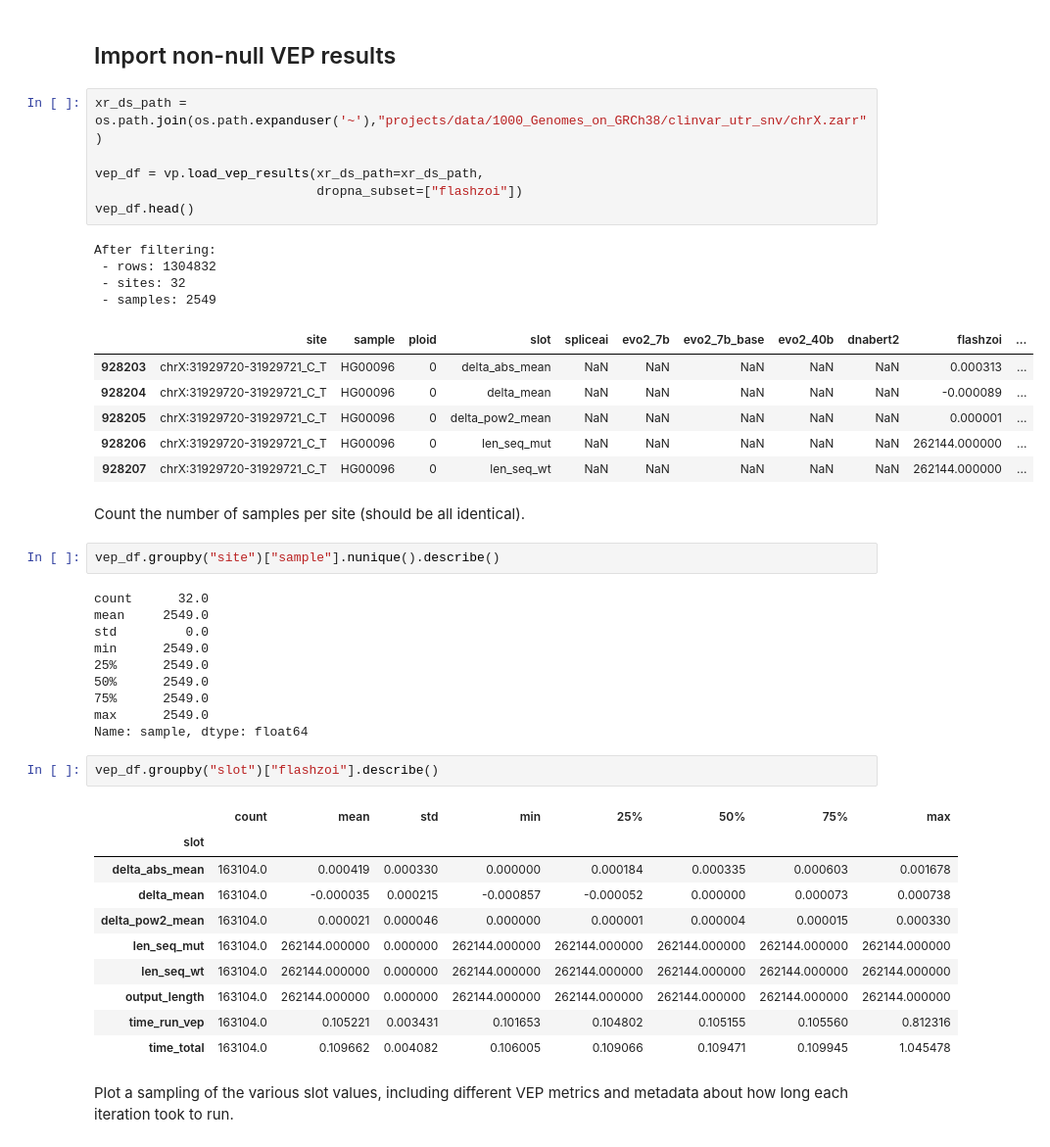
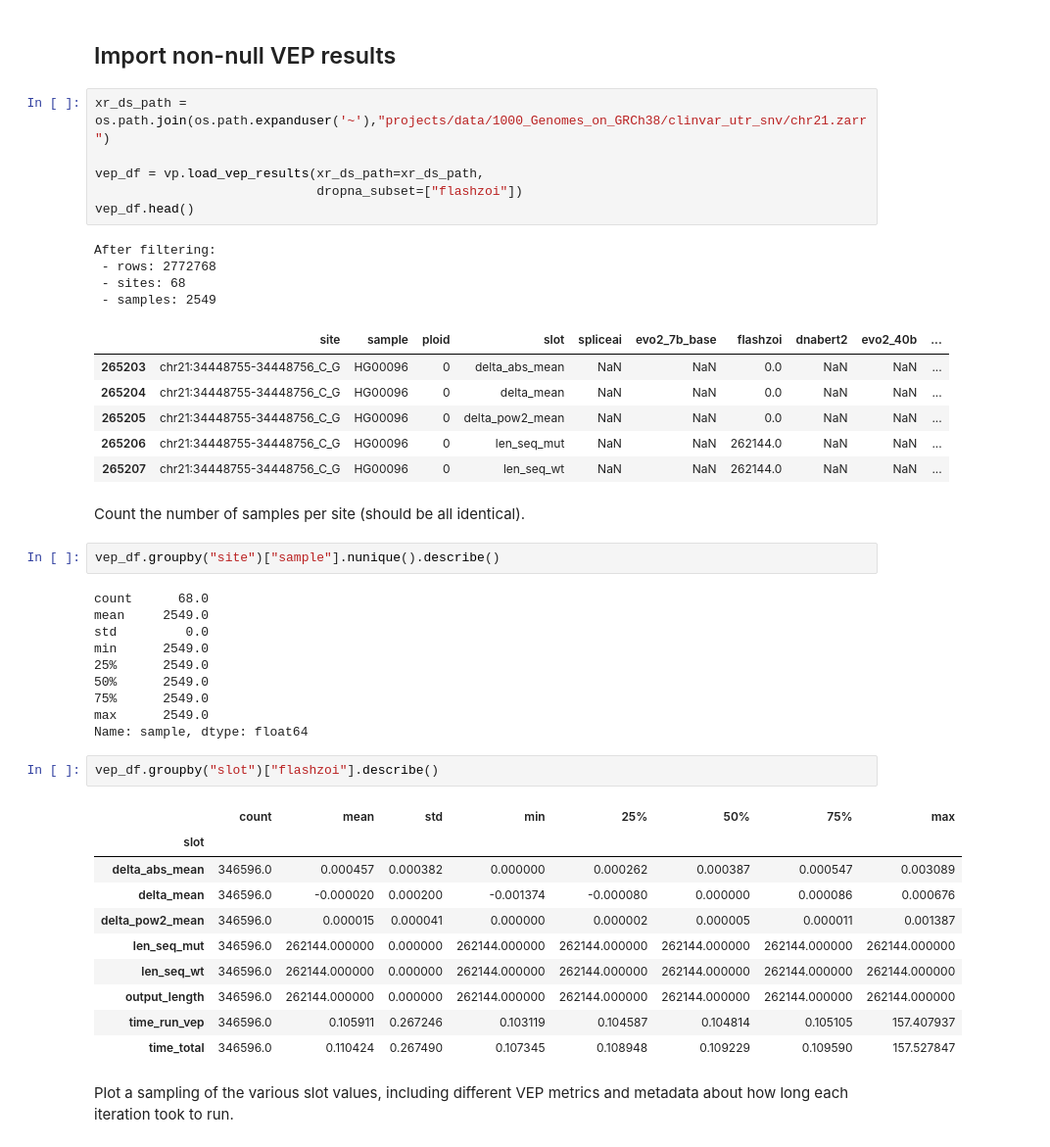
Before and after one commit to bschilder/VEP_DNA, a Jupyter notebook: notebooks/vep_analysis.ipynb, the cells around one changed output. Shown at 98% size. Saved outputs shown, nothing was run; the diff lists cells and outputs as text.

```diff
--- a/notebooks/vep_analysis.ipynb
+++ b/notebooks/vep_analysis.ipynb
@@ -39,28 +41,28 @@ import src.clinvar as cv
 # %% [markdown]
 ## Import non-null VEP results
 # %%
-xr_ds_path = os.path.join(os.path.expanduser('~'),"projects/data/1000_Genomes_on_GRCh38/clinvar_utr_snv/chrX.zarr")
+xr_ds_path = os.path.join(os.path.expanduser('~'),"projects/data/1000_Genomes_on_GRCh38/clinvar_utr_snv/chr21.zarr")
 
 vep_df = vp.load_vep_results(xr_ds_path=xr_ds_path,
                              dropna_subset=["flashzoi"])
 vep_df.head()
 # %% [output]
 After filtering:
- - rows: 1304832
- - sites: 32
+ - rows: 2772768
+ - sites: 68
  - samples: 2549
-|  | site | sample | ploid | slot | spliceai | evo2_7b | evo2_7b_base | evo2_40b | dnabert2 | flashzoi | ... |
-| 928203 | chrX:31929720-31929721_C_T | HG00096 | 0 | delta_abs_mean | NaN | NaN | NaN | NaN | NaN | 0.000313 | ... |
-| 928204 | chrX:31929720-31929721_C_T | HG00096 | 0 | delta_mean | NaN | NaN | NaN | NaN | NaN | -0.000089 | ... |
-| 928205 | chrX:31929720-31929721_C_T | HG00096 | 0 | delta_pow2_mean | NaN | NaN | NaN | NaN | NaN | 0.000001 | ... |
-| 928206 | chrX:31929720-31929721_C_T | HG00096 | 0 | len_seq_mut | NaN | NaN | NaN | NaN | NaN | 262144.000000 | ... |
-| 928207 | chrX:31929720-31929721_C_T | HG00096 | 0 | len_seq_wt | NaN | NaN | NaN | NaN | NaN | 262144.000000 | ... |
+|  | site | sample | ploid | slot | spliceai | evo2_7b_base | flashzoi | dnabert2 | evo2_40b | ... |
+| 265203 | chr21:34448755-34448756_C_G | HG00096 | 0 | delta_abs_mean | NaN | NaN | 0.0 | NaN | NaN | ... |
+| 265204 | chr21:34448755-34448756_C_G | HG00096 | 0 | delta_mean | NaN | NaN | 0.0 | NaN | NaN | ... |
+| 265205 | chr21:34448755-34448756_C_G | HG00096 | 0 | delta_pow2_mean | NaN | NaN | 0.0 | NaN | NaN | ... |
+| 265206 | chr21:34448755-34448756_C_G | HG00096 | 0 | len_seq_mut | NaN | NaN | 262144.0 | NaN | NaN | ... |
+| 265207 | chr21:34448755-34448756_C_G | HG00096 | 0 | len_seq_wt | NaN | NaN | 262144.0 | NaN | NaN | ... |
 # %% [markdown]
 Count the number of samples per site (should be all identical).
 # %%
 vep_df.groupby("site")["sample"].nunique().describe()
 # %% [output]
-count      32.0
+count      68.0
 mean     2549.0
 std         0.0
 min      2549.0
@@ -74,14 +76,14 @@ vep_df.groupby("slot")["flashzoi"].describe()
 # %% [output]
 |  | count | mean | std | min | 25% | 50% | 75% | max |
 | slot |  |  |  |  |  |  |  |  |
-| delta_abs_mean | 163104.0 | 0.000419 | 0.000330 | 0.000000 | 0.000184 | 0.000335 | 0.000603 | 0.001678 |
-| delta_mean | 163104.0 | -0.000035 | 0.000215 | -0.000857 | -0.000052 | 0.000000 | 0.000073 | 0.000738 |
-| delta_pow2_mean | 163104.0 | 0.000021 | 0.000046 | 0.000000 | 0.000001 | 0.000004 | 0.000015 | 0.000330 |
-| len_seq_mut | 163104.0 | 262144.000000 | 0.000000 | 262144.000000 | 262144.000000 | 262144.000000 | 262144.000000 | 262144.000000 |
-| len_seq_wt | 163104.0 | 262144.000000 | 0.000000 | 262144.000000 | 262144.000000 | 262144.000000 | 262144.000000 | 262144.000000 |
-| output_length | 163104.0 | 262144.000000 | 0.000000 | 262144.000000 | 262144.000000 | 262144.000000 | 262144.000000 | 262144.000000 |
-| time_run_vep | 163104.0 | 0.105221 | 0.003431 | 0.101653 | 0.104802 | 0.105155 | 0.105560 | 0.812316 |
-| time_total | 163104.0 | 0.109662 | 0.004082 | 0.106005 | 0.109066 | 0.109471 | 0.109945 | 1.045478 |
+| delta_abs_mean | 346596.0 | 0.000457 | 0.000382 | 0.000000 | 0.000262 | 0.000387 | 0.000547 | 0.003089 |
+| delta_mean | 346596.0 | -0.000020 | 0.000200 | -0.001374 | -0.000080 | 0.000000 | 0.000086 | 0.000676 |
+| delta_pow2_mean | 346596.0 | 0.000015 | 0.000041 | 0.000000 | 0.000002 | 0.000005 | 0.000011 | 0.001387 |
+| len_seq_mut | 346596.0 | 262144.000000 | 0.000000 | 262144.000000 | 262144.000000 | 262144.000000 | 262144.000000 | 262144.000000 |
+| len_seq_wt | 346596.0 | 262144.000000 | 0.000000 | 262144.000000 | 262144.000000 | 262144.000000 | 262144.000000 | 262144.000000 |
+| output_length | 346596.0 | 262144.000000 | 0.000000 | 262144.000000 | 262144.000000 | 262144.000000 | 262144.000000 | 262144.000000 |
+| time_run_vep | 346596.0 | 0.105911 | 0.267246 | 0.103119 | 0.104587 | 0.104814 | 0.105105 | 157.407937 |
+| time_total | 346596.0 | 0.110424 | 0.267490 | 0.107345 | 0.108948 | 0.109229 | 0.109590 | 157.527847 |
 # %% [markdown]
 Plot a sampling of the various slot values, including different VEP metrics and metadata about how long each iteration took to run.
 # %%
```
Also changed, not shown: parts of 10 cells of this notebook, 8 other files.
